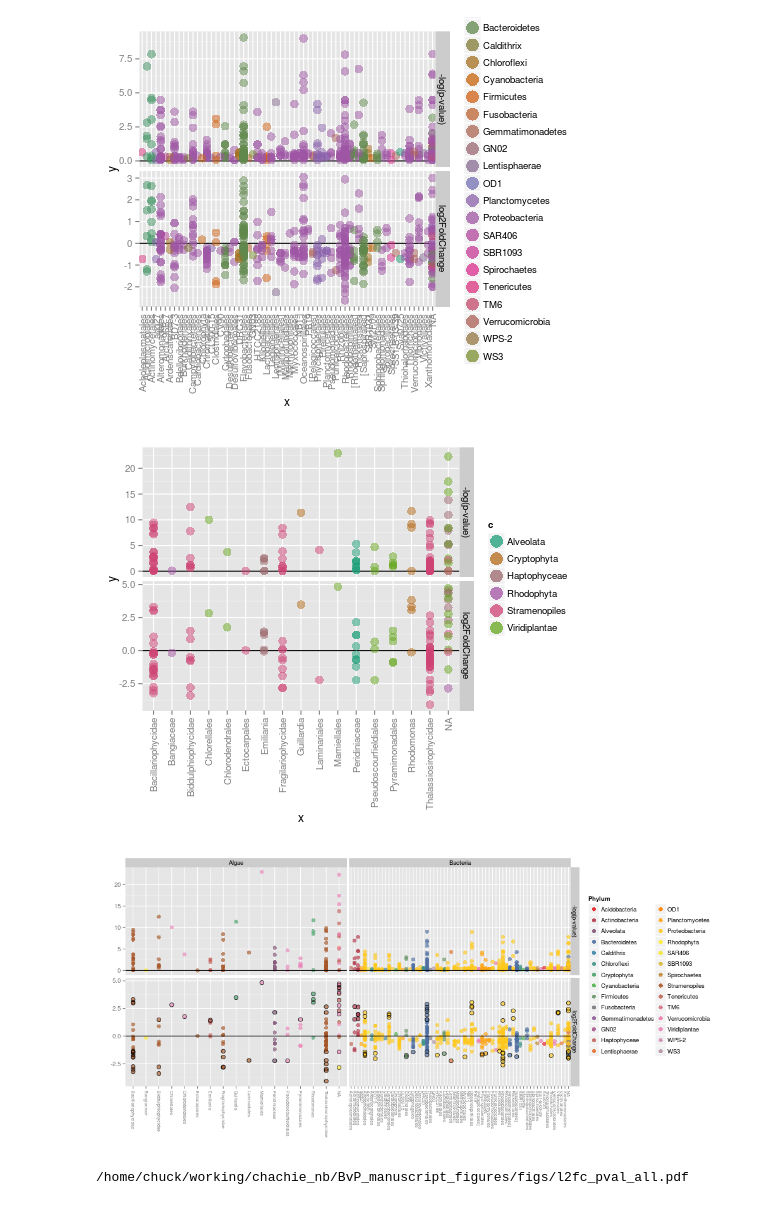
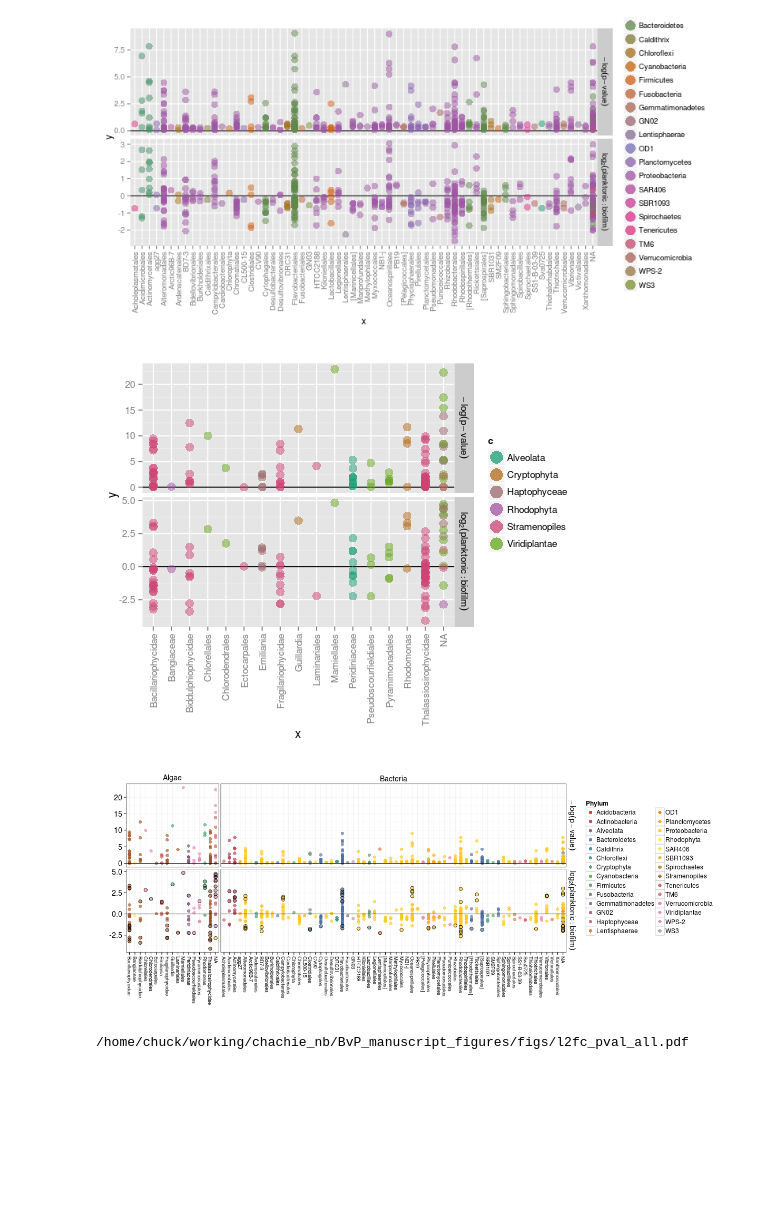
Before and after one commit to chuckpr/BvP_manuscript_figures, a Jupyter notebook: l2fc_figs.ipynb, the cells around one changed output. Cells and saved outputs as stored; diff of their text form; code cells hidden in the pictures; blank space fills up the shorter version.

Commit message:
bigger text for labels, chanded panel text for l2fc, space = free_x for facet_grid

```diff
--- a/l2fc_figs.ipynb
+++ b/l2fc_figs.ipynb
@@ -7,41 +7,42 @@ from IPython.display import FileLink
 library(ggplot2)
 library(RColorBrewer)
 # %%
-%%R -w 500 -h 400
+%%R -w 800 -h 400
 DF = read.table("../data/BvP.l2fc.bact.csv",
                 sep = ",",
                 header = TRUE)
 
 df.plot = subset(DF, !is.na(DF$padj))
 
 colourCount = length(unique(df.plot$Rank2))
 getPalette = colorRampPalette(brewer.pal(5, "Dark2"))
 
 df.top = data.frame(x = df.plot$Rank4, y = -log(df.plot$padj), OTU = df.plot$OTU,
                     panel = "-log(p-value)", c = df.plot$Rank2)
 df.bottom = data.frame(x = df.plot$Rank4, y = df.plot$log2FoldChange, OTU = df.plot$OTU,
-                       panel = "log2FoldChange", c = df.plot$Rank2)
+                       panel = "log[2](planktonic:biofilm)",
+                       c = df.plot$Rank2)
 
 d = rbind(df.top, df.bottom)
 d.bact = d
 
 p = ggplot(data = d, mapping = aes(x = x, y = y))
 p = p + geom_hline(y = 0)
-p = p + facet_grid(panel~., scale="free")
+p = p + facet_grid(panel~., scale="free", labeller = label_parsed)
 
 p = p + layer(data = df.top,  geom = c("point"), mapping = aes(color = c), alpha = 0.5, size = 4)
 p = p + layer(data = df.bottom, geom = c("point"), mapping = aes(color = c), alpha = 0.5, size = 4)
 p = p + theme(axis.text.x = element_text(angle = 90, vjust = 0.5, hjust = 1))
 p = p + guides(color = guide_legend(override.aes=list(size=6)))
 p = p + scale_color_manual(values=getPalette(colourCount))
 
 p = p + labs(color = "Phylum")
 
 p.bact = p
 
 p
 # %% [output]
-[figure, old version]
+[figure, new version]
 # %%
 %%R -w 500 -h 400
 DF = read.table("../data/BvP.l2fc.euk.csv",
@@ -55,13 +56,14 @@ getPalette = colorRampPalette(brewer.pal(5, "Dark2"))
 df.top = data.frame(x = df.plot$Rank5, y = -log(df.plot$padj), OTU = df.plot$OTU,
                     panel = "-log(p-value)", c = df.plot$Rank2)
 df.bottom = data.frame(x = df.plot$Rank5, y = df.plot$log2FoldChange, OTU = df.plot$OTU,
-                       panel = "log2FoldChange", c = df.plot$Rank2)
+                       panel = "log[2](planktonic:biofilm)",
+                       c = df.plot$Rank2)
 d = rbind(df.top, df.bottom)
 d.euk = d
 
 p = ggplot(data = d, mapping = aes(x = x, y = y))
 p = p + geom_hline(y = 0)
-p = p + facet_grid(panel~., scale="free")
+p = p + facet_grid(panel~., scale="free", labeller = label_parsed)
 
 p = p + layer(data = df.top,  geom = c("point"), mapping = aes(color = c), alpha = 0.5, size = 4)
 p = p + layer(data = df.bottom, geom = c("point"), mapping = aes(color = c), alpha = 0.5, size = 4)
@@ -72,9 +74,9 @@ p.euk = p
 
 p
 # %% [output]
-[figure, old version]
+[figure, new version]
 # %%
-%%R -w 1000
+%%R -w 1200
 d.euk$libraryType = "Algae"
 d.bact$libraryType = "Bacteria"
 d = rbind(d.euk, d.bact)
@@ -87,12 +89,12 @@ OTUs.ltFDR.bact = subset(d.bact, (panel == "-log(p-value)")&(y >= FDR))$OTU
 OTUs.ltFDR.euk = subset(d.euk, (panel == "-log(p-value)")&(y >= FDR))$OTU
 
 p = ggplot(d, aes(x = x, y = y))
-p = p + facet_grid(panel ~ libraryType, scales = "free")
+p = p + facet_grid(panel ~ libraryType, scales = "free", space = "free_x", labeller = label_parsed)
 p = p + layer(data = d.euk,  geom = c("point"), mapping = aes(color = c), alpha = 0.65, size = 3)
 p = p + layer(data = d.bact,  geom = c("point"), mapping = aes(color = c), alpha = 0.65, size = 3)
-p = p + layer(data = subset(d.bact, (panel == "log2FoldChange")&(OTU %in% OTUs.ltFDR.bact)),
+p = p + layer(data = subset(d.bact, (panel == "log[2](planktonic:biofilm)")&(OTU %in% OTUs.ltFDR.bact)),
               shape = 21, color = "black", size = 3, geom = c("point"))
-p = p + layer(data = subset(d.euk, (panel == "log2FoldChange")&(OTU %in% OTUs.ltFDR.euk)),
+p = p + layer(data = subset(d.euk, (panel == "log[2](planktonic:biofilm)")&(OTU %in% OTUs.ltFDR.euk)),
               shape = 21, color = "black", size = 3, geom = c("point"))
 p = p + geom_hline(y = 0)
 p = p + theme(axis.text.x = element_text(size = 7, angle = -90, vjust = 0.5, hjust = 0))
@@ -103,11 +105,22 @@ p = p + labs(x = "", y = "", color = "Phylum")
 
 p = p + guides(col = guide_legend(ncol = 2))
 
+p = p + theme_bw()
+p = p + theme(axis.text.x = element_text(angle = -90, vjust = 0.5, hjust = 0, size = 9.5),
+              axis.text.y = element_text(size = 14),
+              axis.title.x = element_text(size = 14),
+              axis.title.y = element_text(size = 14),
+              strip.text.x = element_text(size = 14),
+              strip.text.y = element_text(size = 14),
+              legend.text = element_text(size = 12),
+              legend.title = element_text(size = 12),
+              strip.background = element_blank())
+
 p.all = p
 
 p
 # %% [output]
-[figure, old version]
+[figure, new version]
 # %%
 %%R
 ggsave("figs/l2fc_pval_all.pdf", p.all, w = 15, h = 8)
```
Also changed, not shown: parts of 1 cell of this notebook, 1 other file.
